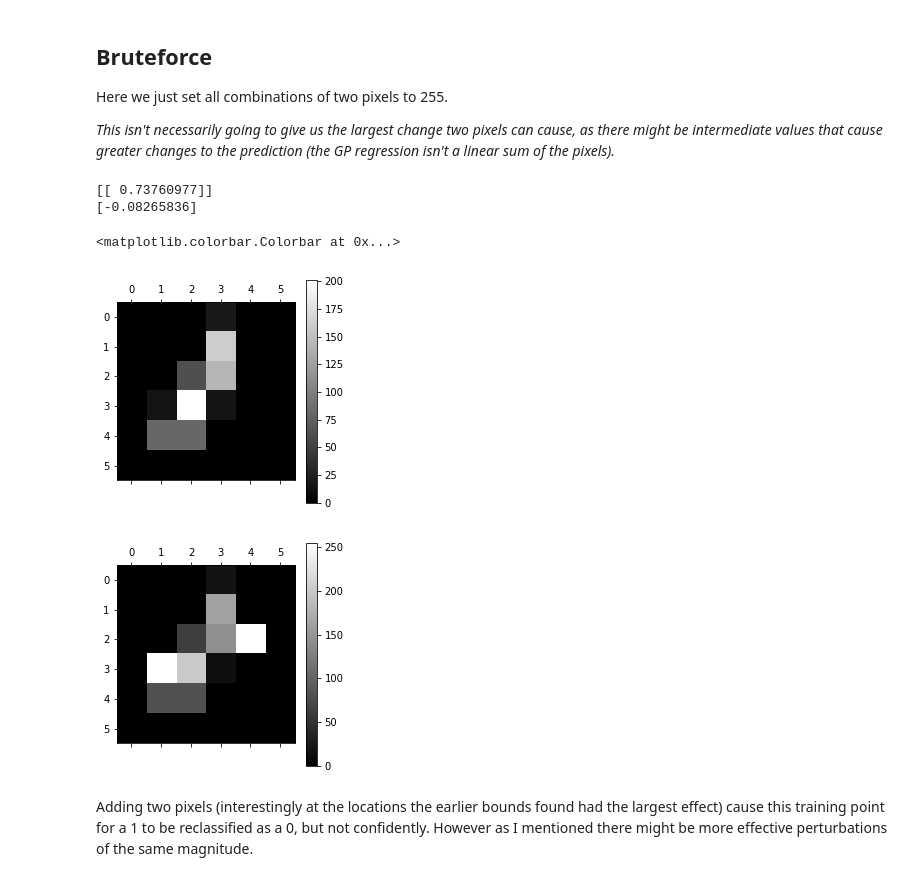
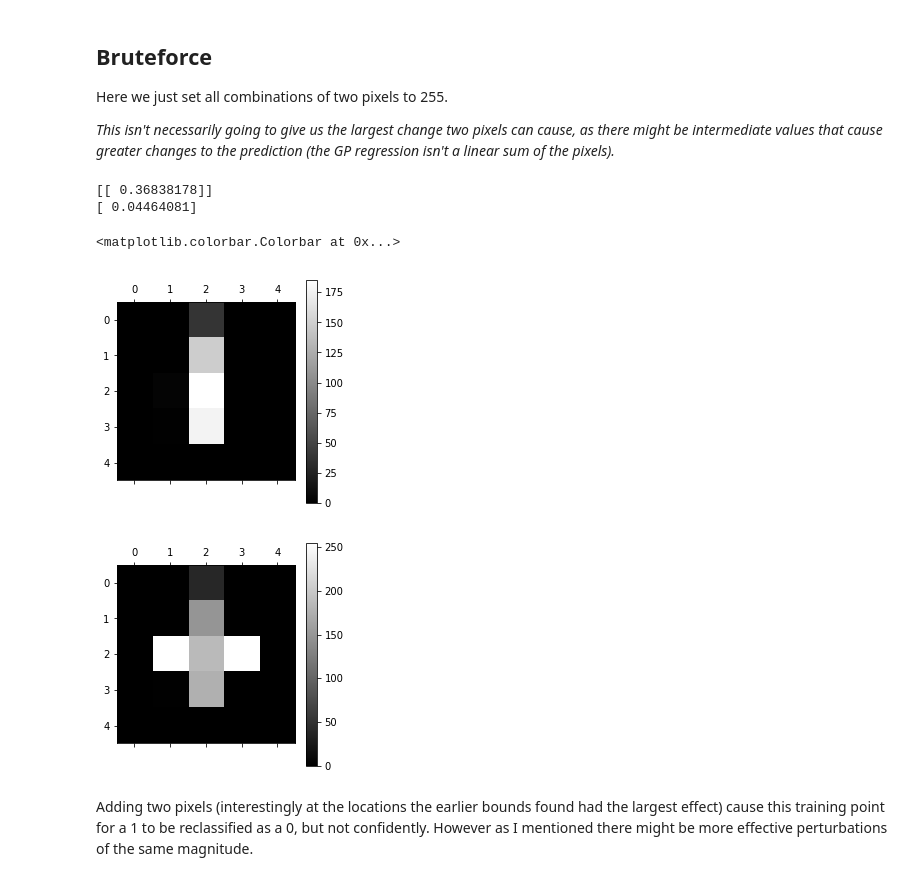
Before and after one commit to lionfish0/GPAdversarialBound, a Jupyter notebook: jupyter/Demo.ipynb, the cells around one changed output. Cells and saved outputs as stored; diff of their text form; code cells hidden in the pictures.

```diff
--- a/jupyter/Demo.ipynb
+++ b/jupyter/Demo.ipynb
@@ -403,12 +448,13 @@ def getMNISTexample(scalingfactor=7):
     newres = int(X[0,:].size**.5)
     return X,Y,Xtest,Ytest
 
-X,Y,Xtest,Ytest = getMNISTexample(scalingfactor=5)
+X,Y,Xtest,Ytest = getMNISTexample(scalingfactor=4)
+print(X.shape)
 #positive Y:
-l = 1000.0
-pos_allshifts,pos_dbinfo = getshiftbounds(X,Y,l=l,totalits=1000,valmax=255,ip=ip)
+l = 2400.0
+pos_allshifts,pos_dbinfo = getshiftbounds(X,Y,l=l,totalits=20,valmax=255,ip=ip)
 print(pos_allshifts)
 #negative Y:
-neg_allshifts,neg_dbinfo = getshiftbounds(X,-Y,l=l,totalits=1000,valmax=255,ip=ip)
+neg_allshifts,neg_dbinfo = getshiftbounds(X,-Y,l=l,totalits=20,valmax=255,ip=ip)
 print(neg_allshifts)
 # %% [output]
@@ -467,39 +538,40 @@ Here we just set all combinations of two pixels to 255.
 # %%
 confident = np.argmax((getpred(X,X,Y,l)))
 advX = X[confident:(confident+1),:].copy() #the initial test point we're going to use...
-plt.matshow(advX.reshape(6,6),cmap='gray')
+width = 5
+plt.matshow(advX.reshape(width,width),cmap='gray')
 plt.colorbar()
 print(getpred(advX,X,Y,l))
-N = 36
+N = width*width
 adv = advX.copy()
 for it in range(1):
     adv = adv.repeat(N,0)
     for i in range(N):
         adv[i::N,i]=255
 
 lowest = np.Inf
 lowestim = None
 for it in range(len(adv)):
     b = adv[it,:][None,:]
     for it in range(1):
         b = b.repeat(N,0)
         for i in range(N):
             b[i::N,i]=255
     preds = getpred(b,X,Y,l)
     minpredi = np.argmin(preds)
     if (preds[minpredi]<lowest):
         lowest = preds[minpredi]
         lowestim = b[minpredi]
 
 print(lowest)
-plt.matshow(lowestim.reshape(6,6),cmap='gray')
+plt.matshow(lowestim.reshape(width,width),cmap='gray')
 plt.colorbar()
 # %% [output]
-[[ 0.73760977]]
-[-0.08265836]
+[[ 0.36838178]]
+[ 0.04464081]
 <matplotlib.colorbar.Colorbar at 0x...>
-[figure, old version]
+[figure, new version]
-[figure, old version]
+[figure, new version]
 # %% [markdown]
 Adding two pixels (interestingly at the locations the earlier bounds found had the largest effect) cause this training point for a 1 to be reclassified as a 0, but not confidently. However as I mentioned there might be more effective perturbations of the same magnitude.
 # %% [markdown]
```
Also changed, not shown: parts of 14 cells of this notebook, 1 other file.
